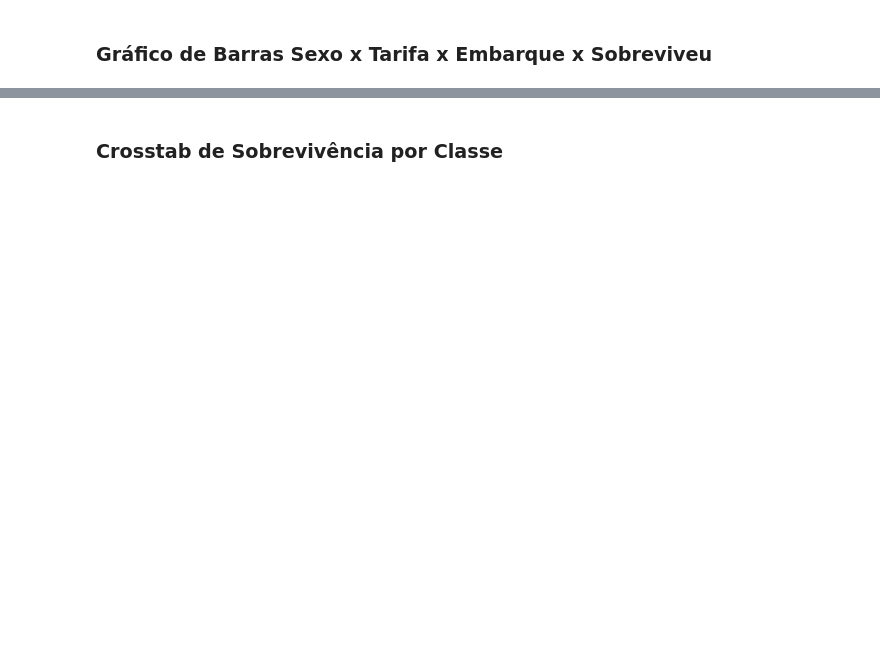
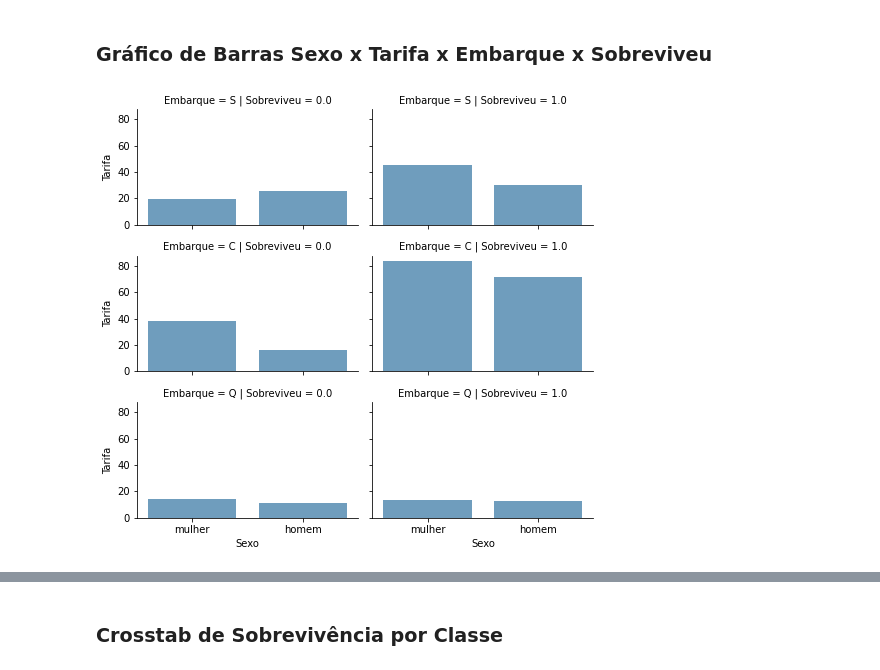
Before and after one commit to leonhardc/Data-Science-e-Machine-Learning-com-Estat-stica-e-Python, a Jupyter notebook: Recursos/11 - Classificacao - Tecnicas Avancadas de ML/Classificacao Tecnicas Avancadas de ML - Vazio.ipynb, the cells around one changed output, grey strips where cells are left out. Cells and saved outputs as stored; diff of their text form; code cells hidden in the pictures; blank space fills up the shorter version.

```diff
--- a/Recursos/11 - Classificacao - Tecnicas Avancadas de ML/Classificacao Tecnicas Avancadas de ML - Vazio.ipynb
+++ b/Recursos/11 - Classificacao - Tecnicas Avancadas de ML/Classificacao Tecnicas Avancadas de ML - Vazio.ipynb
@@ -452,6 +479,12 @@ g.add_legend();
 <a name="graficobarrassex"></a>
 # %% [markdown]
 ### Gráfico de Barras Sexo x Tarifa x Embarque x Sobreviveu
+# %%
+g = sns.FacetGrid(data, row='Embarque',col='Sobreviveu', size=2.2, aspect=1.6)
+g.map(sns.barplot, 'Sexo', 'Tarifa', alpha=0.7, ci=None)
+g.add_legend();
+# %% [output]
+[figure, added]
 # %% [markdown]
 <a name="pizza"></a>
 # %% [markdown]
```
Also changed, not shown: parts of 25 cells of this notebook, 1 other file.
